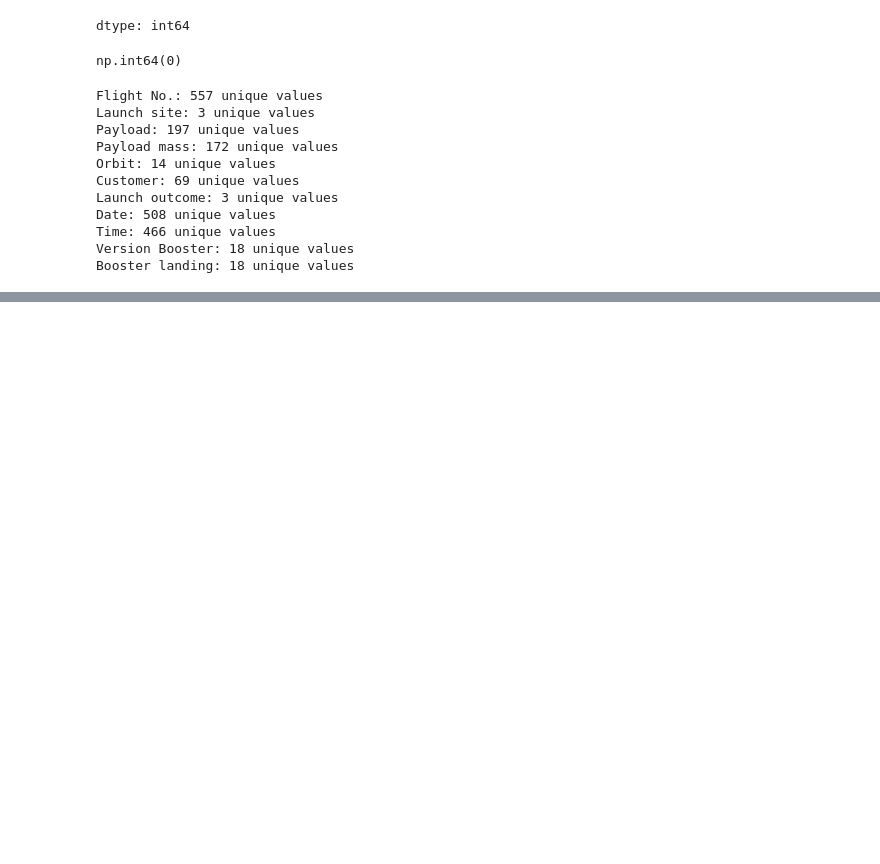
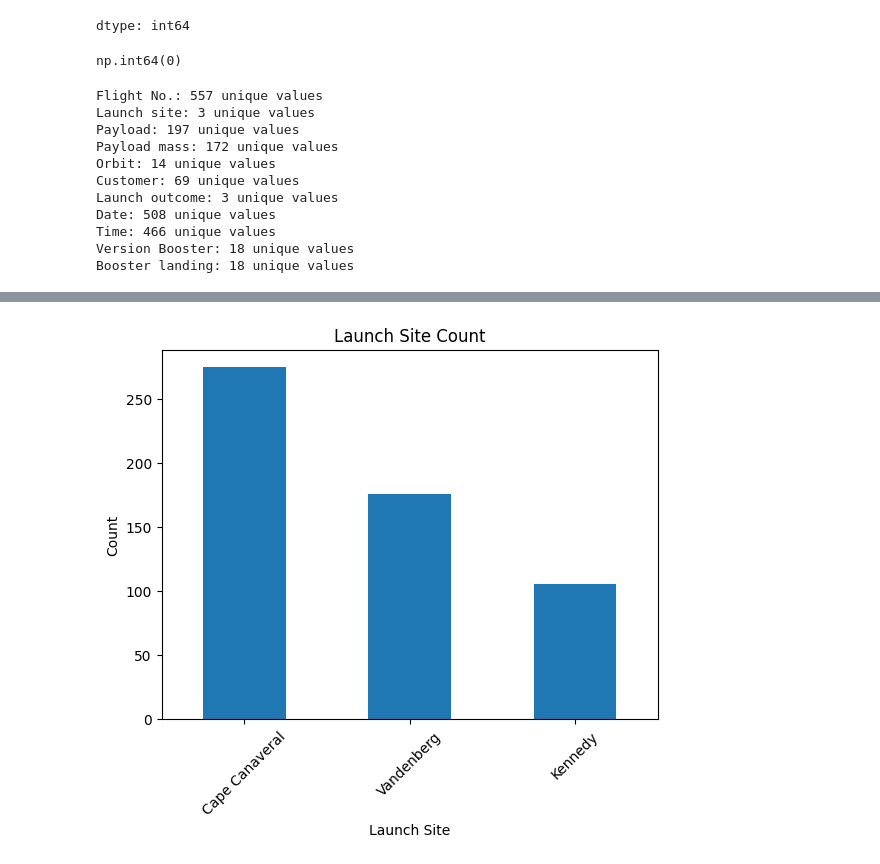
Before and after one commit to khm777530-design/SpaceX-Falcon-9-, a Jupyter notebook: Untitled9.ipynb, the cells around one changed output, grey strips where cells are left out. Drawn from its saved outputs; the diff is of its cells as text; code cells hidden in the pictures; blank space fills up the shorter version.

```diff
--- a/Untitled9.ipynb
+++ b/Untitled9.ipynb
@@ -157,0 +254,10 @@ Booster landing --> Label Encoding
+# %%
+df['Launch site'].value_counts().plot(kind='bar')
+
+plt.title('Launch Site Count')
+plt.xlabel('Launch Site')
+plt.ylabel('Count')
+plt.xticks(rotation=45)
+plt.show()
+# %% [output]
+[figure, added]
```
Also changed, not shown: parts of 12 cells of this notebook.
